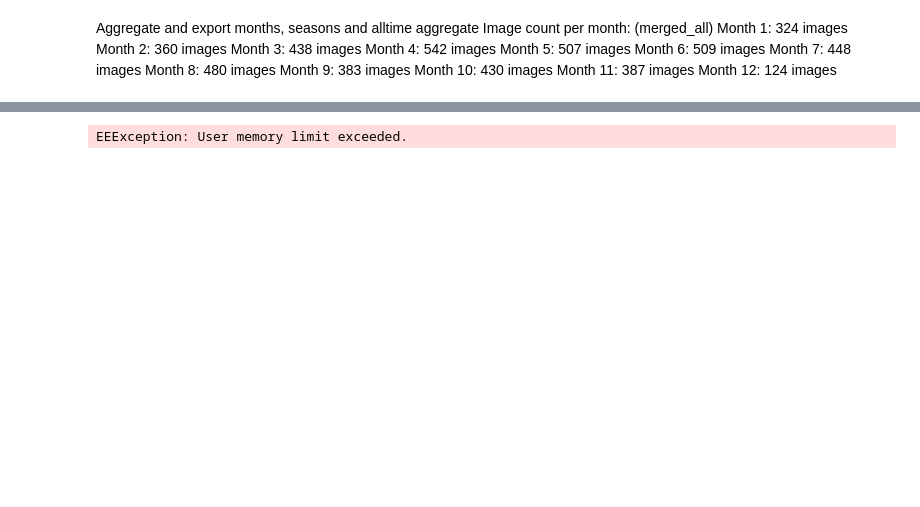
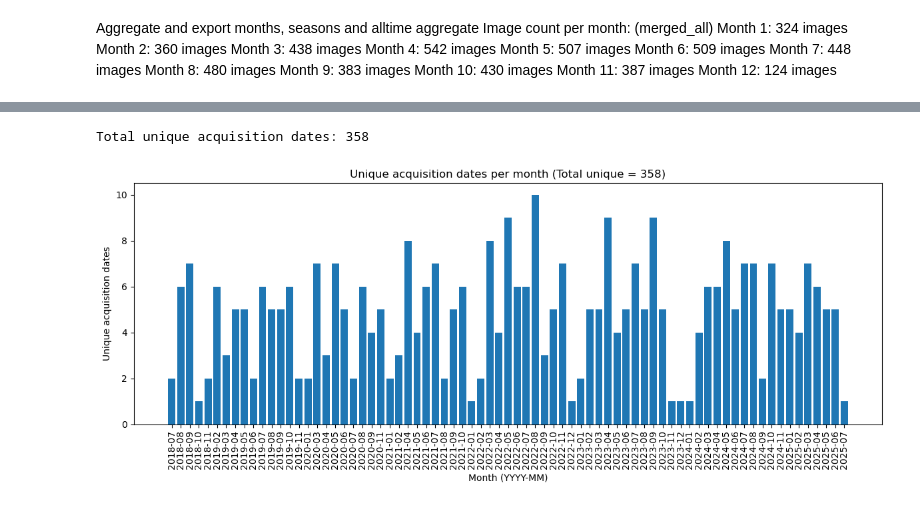
Before and after one commit to GeliezaK/master_thesis, a Jupyter notebook: src/surface_ghi_model.ipynb, the cells around one changed output, grey strips where cells are left out. Drawn from its saved outputs; the diff is of its cells as text; code cells hidden in the pictures; blank space fills up the shorter version.

```diff
--- a/src/surface_ghi_model.ipynb
+++ b/src/surface_ghi_model.ipynb
@@ -362,15 +629,15 @@ Latest rounded hour: 11
 # %%
 # Just for debugging
 img_id = "20200425T104619_20200425T104615_T32VLM"
-s2_img = s2_cloud.filter(ee.Filter.eq("system:index", img_id)).first()
+img = s2_cloud.filter(ee.Filter.eq("system:index", img_id)).first()
 
 # Time window
-start = ee.Date(s2_img.get('system:time_start'))
-s2_start = start.advance(-15, 'minute')
-s2_end   = start.advance(15, 'minute')
+start = ee.Date(img.get('system:time_start'))
+start = start.advance(-15, 'minute')
+end   = start.advance(15, 'minute')
 
 # --- Match Sentinel-5P ---
-s5p_matches = s5p.filterDate(s2_start, s2_end).filterBounds(s2_img.geometry())
+s5p_matches = s5p.filterDate(start, end).filterBounds(img.geometry())
 
 # If no matches, return null (will be filtered later)
 s5p_size = s5p_matches.size()
@@ -381,7 +648,7 @@ s5p_img = s5p_matches.mean()
 s2h_matches = s2_harm.filterDate(
     start.advance(-10, 'minute'), # 10 minutes because the acquisition time is the same (same satellite)
     start.advance(10, 'minute')   # but practically there is a max diff of 10 min (due to processing?)
-).filterBounds(s2_img.geometry()) #TODO: might be faster with bergen_roi (simpler geometry?)
+).filterBounds(img.geometry()) #TODO: might be faster with bergen_roi (simpler geometry?)
 
 s2h_size = s2h_matches.size()
 print("S2 match size: ", s2h_size.getInfo())
@@ -421,7 +688,7 @@ cirrus_mode = s2h_img.select('is_cirrus').reduceRegion(
 ).get('is_cirrus')
 
 # Attach properties to original S2 cloud mask image
-s2_img.set({
+img.set({
     'mean_albedo': albedo_mean,
     'mean_cod': cod_mean,
     'mean_cbh': cbh_mean,
@@ -434,7 +701,7 @@ s2_img.set({
 
 #print("mean_albedo:", s2_img.get("mean_albedo").getInfo())
 #print("mean_cod:",    s2_img.get("mean_cod").getInfo())
-print("mean_cbh:",    s2_img.get("mean_cbh").getInfo())
+print("mean_cbh:",    img.get("mean_cbh").getInfo())
 # %% [output]
 S5p match size:  1
 S2 match size:  0
@@ -814,24 +1061,39 @@ KeyboardInterrupt:
-# %%
-# Reduce the image to a histogram dictionary over the region
-hist_dict = june_img.reduceRegion(
-    reducer=ee.Reducer.histogram(maxBuckets=255),
-    geometry=bergen_roi,
-    scale=30,
-    bestEffort=True,
-    maxPixels=1e8
-).get('GHI_total').getInfo()
-
-# Extract histogram data
-hist_values = hist_dict['histogram']
-bucket_means = hist_dict['bucketMeans']
-
-# Plot histogram
-plt.figure(figsize=(10, 5))
-plt.bar(bucket_means, hist_values, width=hist_dict['bucketWidth'], align='center', color='skyblue')
-plt.title('Histogram of GHI_alltime Pixel Values')
-plt.xlabel('GHI (W/m²)')
-plt.ylabel('Frequency')
-plt.grid(True)
-plt.show()
-# %% [output]
-EEException: User memory limit exceeded.
+# %%
+# --- Step 1: add acquisition date + month ---
+def add_date_props(img):
+    date = ee.Date(img.get('system:time_start'))
+    return img.set({
+        'acq_date': date.format('YYYY-MM-dd'),
+        'month': date.format('YYYY-MM')
+    })
+
+with_cloud_props = with_cloud_props.map(add_date_props)
+
+# --- Step 2: get all unique acquisition dates ---
+unique_dates = with_cloud_props.aggregate_array('acq_date').distinct()
+
+# --- Step 3: count how many per month (YYYY-MM) ---
+months_list = unique_dates.map(lambda d: ee.String(d).slice(0, 7))
+months_freq = months_list.reduce(ee.Reducer.frequencyHistogram()).getInfo()
+
+# --- Step 4: convert to pandas dataframe ---
+df = pd.DataFrame(list(months_freq.items()), columns=["Month", "Count"])
+df = df.sort_values("Month")
+
+# --- Step 5: total number of unique acquisition dates ---
+total_unique_dates = unique_dates.size().getInfo()
+
+print("Total unique acquisition dates:", total_unique_dates)
+
+# --- Step 6: plot ---
+plt.figure(figsize=(12,5))
+plt.bar(df["Month"], df["Count"])
+plt.xticks(rotation=90)
+plt.xlabel("Month (YYYY-MM)")
+plt.ylabel("Unique acquisition dates")
+plt.title(f"Unique acquisition dates per month (Total unique = {total_unique_dates})")
+plt.tight_layout()
+plt.show()
+# %% [output]
+Total unique acquisition dates: 358
+[figure, added]
```
Also changed, not shown: parts of 24 cells of this notebook, 6 other files.
